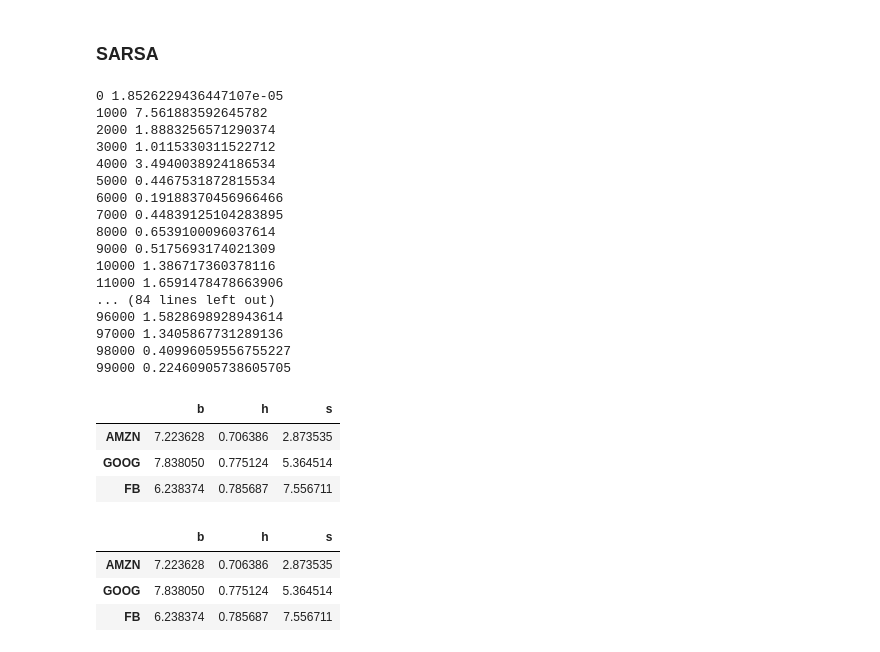
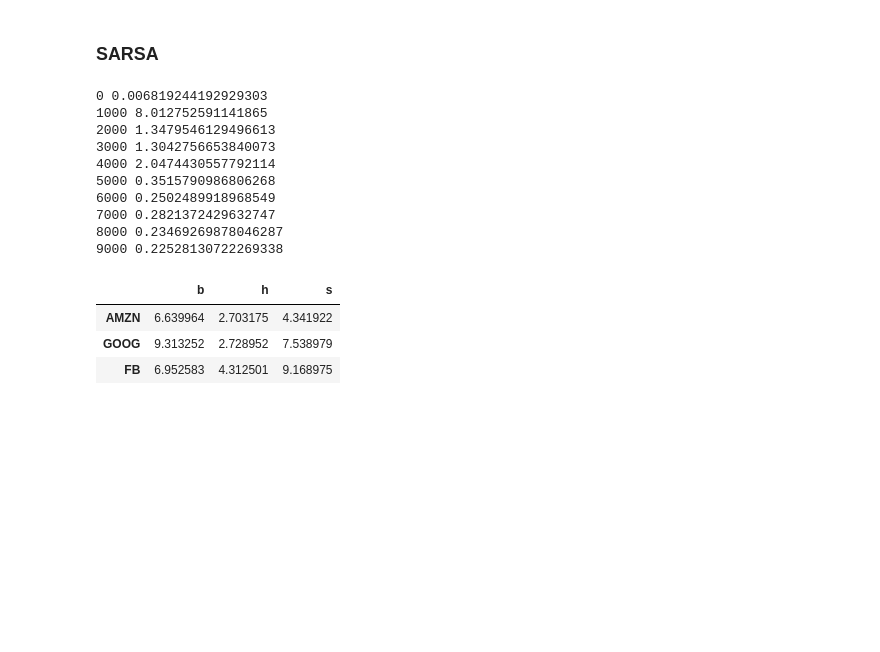
Before and after one commit to ykaitao/the-elements-of-reinforcement-learning, a Jupyter notebook: notebooks/main.ipynb, the cells around one changed output. Drawn from its saved outputs; the diff is of its cells as text; code cells hidden in the pictures; blank space fills up the shorter version.

```diff
--- a/notebooks/main.ipynb
+++ b/notebooks/main.ipynb
@@ -137,65 +143,53 @@ Q_df
 # %% [markdown]
 ### SARSA
 # %%
-Q_MAT = 10*np.ones(shape=(num_states, num_actions))
+Q_sarsa = 10*np.ones(shape=(num_states, num_actions))
 
 eta = 0.01 # learning rate
 gamma = 0.1 # discount factor
+K = 10000 # number of iterations
 epsilon = 0.1 # greedy factor
-K = 100000
 
 def epsilon_greedy(array, epsilon=0.1):
-    i_greedy = np.argmax(array)
-    a_greedy = action_set[i_greedy]
 
+    a_greedy = action_set[np.argmax(array)]
     a_random = np.random.choice(action_set, size=None)
 
     return np.random.choice([a_greedy, a_random], size=None, p=[1-epsilon, epsilon])
 
-s = initial_state()
-Q_MAT_old = np.copy(Q_MAT)
-for k in range(K):
-    a = epsilon_greedy(array=Q_MAT[s2i[s],:], epsilon=epsilon)
-    s_, r_ = environment_response(s, a) # next state, and reward
-    a_ = epsilon_greedy(array=Q_MAT[s2i[s_],:], epsilon=epsilon)
+def sarsa_learning():
 
-    delta = [r_ + gamma*Q(s_, a_)] - Q(s, a)
-    Q_MAT[s2i[s], a2i[a]] += eta*delta
-    s, a = s_, a_
+    s = initial_state()
+    Q_sarsa_old = np.copy(Q_sarsa)
 
-    if k%1000==0:
-        print(k, mean_squared_error(Q_MAT_old, Q_MAT))
-        Q_MAT_old = np.copy(Q_MAT)
+    for k in range(K):
+        a = epsilon_greedy(array=Q_sarsa[s2i[s],:], epsilon=epsilon)
+        s_, r_ = environment_response(s, a) # next state, and reward
+        a_ = epsilon_greedy(array=Q_sarsa[s2i[s_],:], epsilon=epsilon)
 
+        delta = [r_ + gamma*Q_sarsa[s2i[s_], a2i[a_]]] - Q_sarsa[s2i[s], a2i[a]]
+        Q_sarsa[s2i[s], a2i[a]] += eta*delta
+        s, a = s_, a_
 
-Q_df = pd.DataFrame(data=Q_MAT, index=state_set, columns=action_set)
+        if k%1000==0:
+            print(k, mean_squared_error(Q_sarsa_old, Q_sarsa))
+            Q_sarsa_old = np.copy(Q_sarsa)
+
+sarsa_learning()
+Q_df = pd.DataFrame(data=Q_sarsa, index=state_set, columns=action_set)
 Q_df
 # %% [output]
-0 1.8526229436447107e-05
-1000 7.561883592645782
-2000 1.8883256571290374
-3000 1.0115330311522712
-4000 3.4940038924186534
-5000 0.4467531872815534
-6000 0.19188370456966466
-7000 0.44839125104283895
-8000 0.6539100096037614
-9000 0.5175693174021309
-10000 1.386717360378116
-11000 1.6591478478663906
-... (84 lines left out)
-96000 1.5828698928943614
-97000 1.3405867731289136
-98000 0.40996059556755227
-99000 0.22460905738605705
+0 0.006819244192929303
+1000 8.012752591141865
+2000 1.3479546129496613
+3000 1.3042756653840073
+4000 2.0474430557792114
+5000 0.3515790986806268
+6000 0.2502489918968549
+7000 0.2821372429632747
+8000 0.23469269878046287
+9000 0.22528130722269338
 |  | b | h | s |
-| AMZN | 7.223628 | 0.706386 | 2.873535 |
-| GOOG | 7.838050 | 0.775124 | 5.364514 |
-| FB | 6.238374 | 0.785687 | 7.556711 |
+| AMZN | 6.639964 | 2.703175 | 4.341922 |
+| GOOG | 9.313252 | 2.728952 | 7.538979 |
+| FB | 6.952583 | 4.312501 | 9.168975 |
-# %%
-Q_df
-# %% [output]
-|  | b | h | s |
-| AMZN | 7.223628 | 0.706386 | 2.873535 |
-| GOOG | 7.838050 | 0.775124 | 5.364514 |
-| FB | 6.238374 | 0.785687 | 7.556711 |
```
Also changed, not shown: parts of 6 cells of this notebook, 4 other files.
